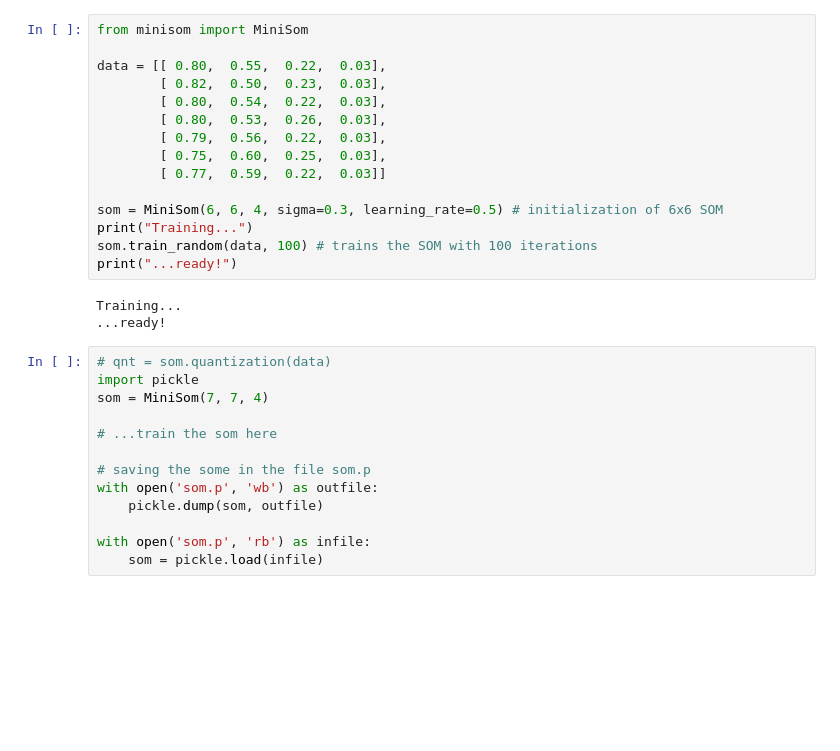
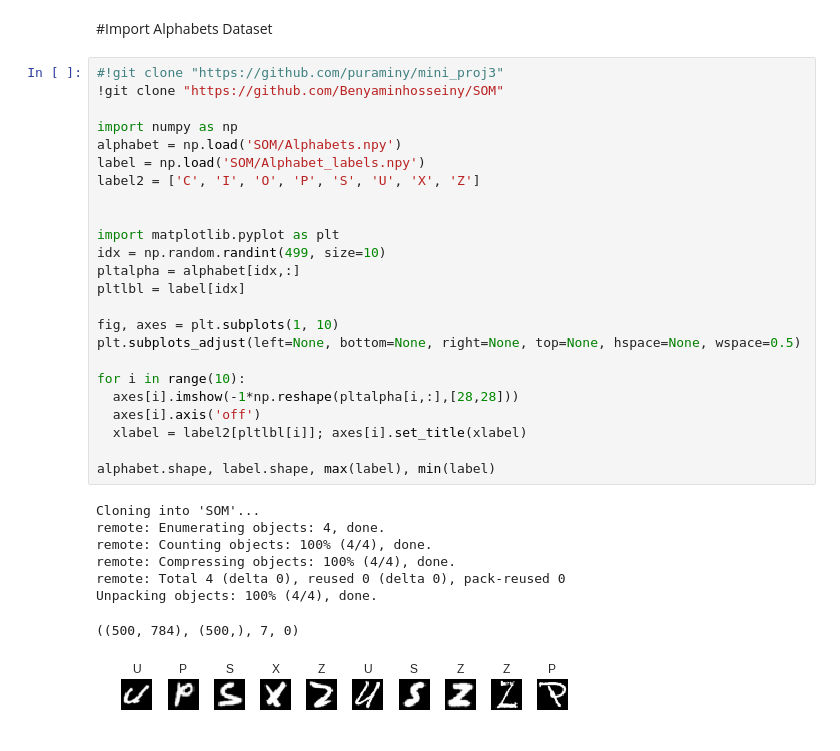
Before and after one commit to puraminy/mini_proj3, a Jupyter notebook: SOM.ipynb, the cells around one changed output. Drawn from its saved outputs; the diff is of its cells as text; blank space fills up the shorter version.

```diff
--- a/SOM.ipynb
+++ b/SOM.ipynb
@@ -12,31 +7,35 @@ Successfully installed minisom-2.1.4
-# %%
-from minisom import MiniSom
-
-data = [[ 0.80,  0.55,  0.22,  0.03],
-        [ 0.82,  0.50,  0.23,  0.03],
-        [ 0.80,  0.54,  0.22,  0.03],
-        [ 0.80,  0.53,  0.26,  0.03],
-        [ 0.79,  0.56,  0.22,  0.03],
-        [ 0.75,  0.60,  0.25,  0.03],
-        [ 0.77,  0.59,  0.22,  0.03]]
-
-som = MiniSom(6, 6, 4, sigma=0.3, learning_rate=0.5) # initialization of 6x6 SOM
-print("Training...")
-som.train_random(data, 100) # trains the SOM with 100 iterations
-print("...ready!")
-# %% [output]
-Training...
-...ready!
-# %%
-# qnt = som.quantization(data)
-import pickle
-som = MiniSom(7, 7, 4)
-
-# ...train the som here
-
-# saving the some in the file som.p
-with open('som.p', 'wb') as outfile:
-    pickle.dump(som, outfile)
-
-with open('som.p', 'rb') as infile:
-    som = pickle.load(infile)
+# %% [markdown]
+#Import Alphabets Dataset
+# %%
+#!git clone "https://github.com/puraminy/mini_proj3"
+!git clone "https://github.com/Benyaminhosseiny/SOM"
+
+import numpy as np
+alphabet = np.load('SOM/Alphabets.npy')
+label = np.load('SOM/Alphabet_labels.npy')
+label2 = ['C', 'I', 'O', 'P', 'S', 'U', 'X', 'Z']
+
+
+import matplotlib.pyplot as plt
+idx = np.random.randint(499, size=10)
+pltalpha = alphabet[idx,:]
+pltlbl = label[idx]
+
+fig, axes = plt.subplots(1, 10)
+plt.subplots_adjust(left=None, bottom=None, right=None, top=None, hspace=None, wspace=0.5)
+
+for i in range(10):
+  axes[i].imshow(-1*np.reshape(pltalpha[i,:],[28,28]))
+  axes[i].axis('off')
+  xlabel = label2[pltlbl[i]]; axes[i].set_title(xlabel)
+
+alphabet.shape, label.shape, max(label), min(label)
+# %% [output]
+Cloning into 'SOM'...
+remote: Enumerating objects: 4, done.
+remote: Counting objects: 100% (4/4), done.
+remote: Compressing objects: 100% (4/4), done.
+remote: Total 4 (delta 0), reused 0 (delta 0), pack-reused 0
+Unpacking objects: 100% (4/4), done.
+((500, 784), (500,), 7, 0)
+[figure, added]
```
Also changed, not shown: parts of 3 cells of this notebook.
